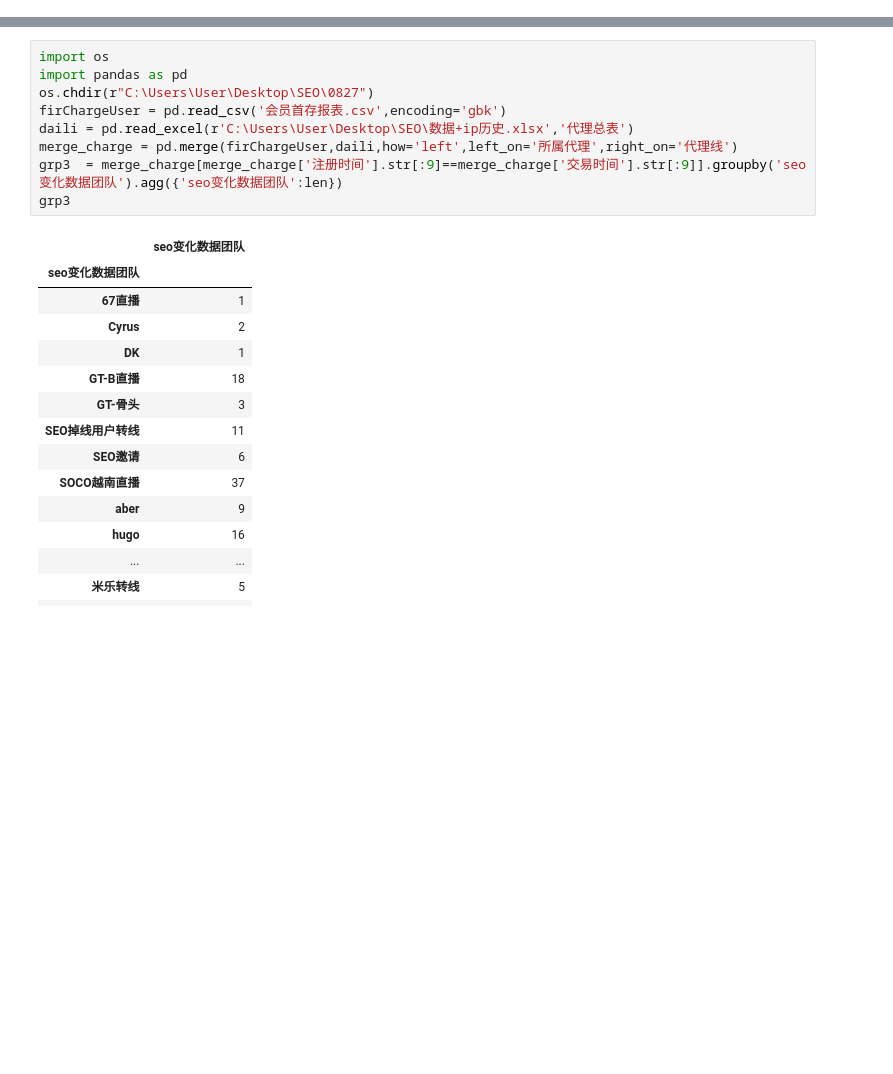
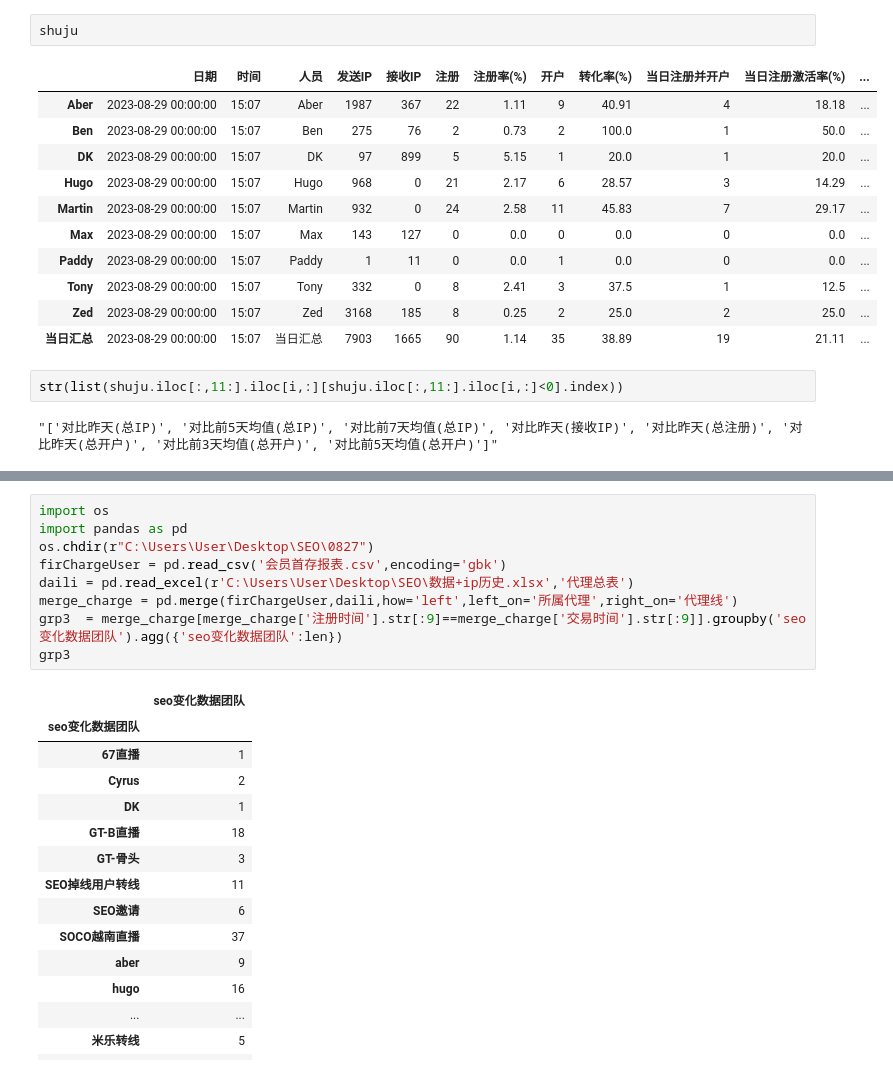
Before and after one commit to Marquis0065/project202308285, a Jupyter notebook: Bsport/TEST_/seo1.2_代码优化测试.ipynb, the cells around one changed output, grey strips where cells are left out. Drawn from its saved outputs; the diff is of its cells as text; blank space fills up the shorter version.

```diff
--- a/Bsport/TEST_/seo1.2_代码优化测试.ipynb
+++ b/Bsport/TEST_/seo1.2_代码优化测试.ipynb
@@ -0,0 +614,18 @@
+# %%
+shuju
+# %% [output]
+|  | 日期 | 时间 | 人员 | 发送IP | 接收IP | 注册 | 注册率(%) | 开户 | 转化率(%) | 当日注册并开户 | 当日注册激活率(%) | ... |
+| Aber | 2023-08-29 00:00:00 | 15:07 | Aber | 1987 | 367 | 22 | 1.11 | 9 | 40.91 | 4 | 18.18 | ... |
+| Ben | 2023-08-29 00:00:00 | 15:07 | Ben | 275 | 76 | 2 | 0.73 | 2 | 100.0 | 1 | 50.0 | ... |
+| DK | 2023-08-29 00:00:00 | 15:07 | DK | 97 | 899 | 5 | 5.15 | 1 | 20.0 | 1 | 20.0 | ... |
+| Hugo | 2023-08-29 00:00:00 | 15:07 | Hugo | 968 | 0 | 21 | 2.17 | 6 | 28.57 | 3 | 14.29 | ... |
+| Martin | 2023-08-29 00:00:00 | 15:07 | Martin | 932 | 0 | 24 | 2.58 | 11 | 45.83 | 7 | 29.17 | ... |
+| Max | 2023-08-29 00:00:00 | 15:07 | Max | 143 | 127 | 0 | 0.0 | 0 | 0.0 | 0 | 0.0 | ... |
+| Paddy | 2023-08-29 00:00:00 | 15:07 | Paddy | 1 | 11 | 0 | 0.0 | 1 | 0.0 | 0 | 0.0 | ... |
+| Tony | 2023-08-29 00:00:00 | 15:07 | Tony | 332 | 0 | 8 | 2.41 | 3 | 37.5 | 1 | 12.5 | ... |
+| Zed | 2023-08-29 00:00:00 | 15:07 | Zed | 3168 | 185 | 8 | 0.25 | 2 | 25.0 | 2 | 25.0 | ... |
+| 当日汇总 | 2023-08-29 00:00:00 | 15:07 | 当日汇总 | 7903 | 1665 | 90 | 1.14 | 35 | 38.89 | 19 | 21.11 | ... |
+# %%
+str(list(shuju.iloc[:,11:].iloc[i,:][shuju.iloc[:,11:].iloc[i,:]<0].index))
+# %% [output]
+"['对比昨天(总IP)', '对比前5天均值(总IP)', '对比前7天均值(总IP)', '对比昨天(接收IP)', '对比昨天(总注册)', '对比昨天(总开户)', '对比前3天均值(总开户)', '对比前5天均值(总开户)']"
```
Also changed, not shown: parts of 11 cells of this notebook, 4 other files.
